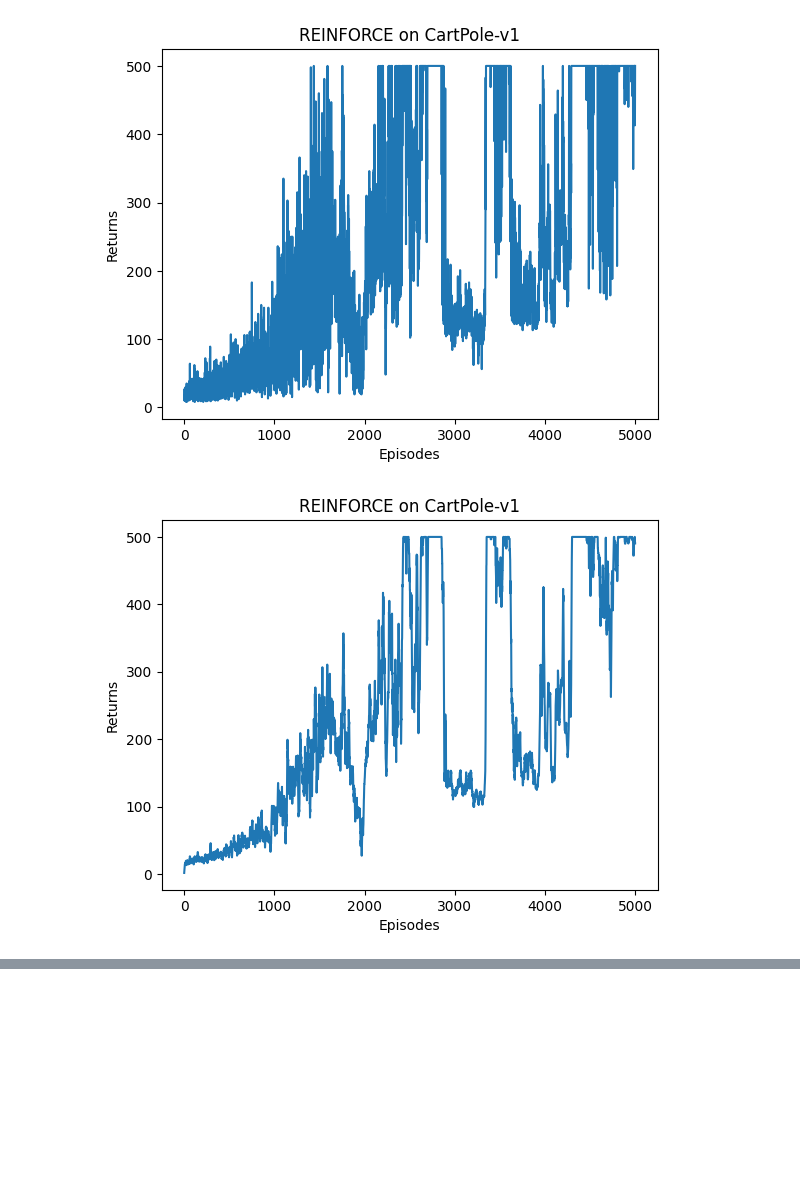
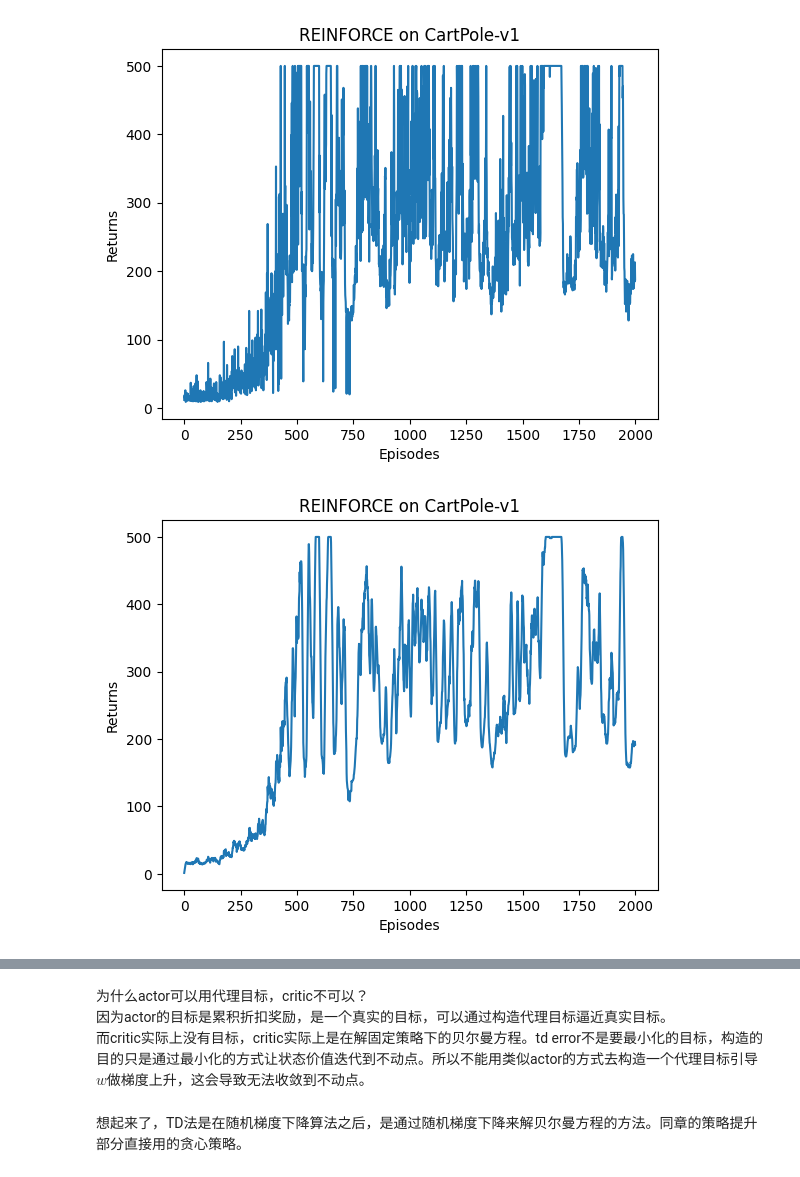
Before and after one commit to YoungAndSure/RlAction, a Jupyter notebook: A2C.ipynb, the cells around one changed output, grey strips where cells are left out. Cells and saved outputs as stored; diff of their text form; code cells hidden in the pictures; blank space fills up the shorter version.

```diff
--- a/A2C.ipynb
+++ b/A2C.ipynb
@@ -18,11 +18,11 @@ class PolicyNet(nn.Module) :
         #print('x:',x.shape, "l1:", l1.shape, "a1:", a1.shape, "l2:", l2.shape, "a2:", a2.shape)
         return a2
 
-class ActionValueNet(nn.Module) :
-    def __init__(self, state_dim, hidden_dim, action_dim) :
+class StateValueNet(nn.Module) :
+    def __init__(self, state_dim, hidden_dim) :
         super().__init__()
         self.fc1 = nn.Linear(state_dim, hidden_dim, dtype=torch.float64)
-        self.fc2 = nn.Linear(hidden_dim, action_dim, dtype=torch.float64)
+        self.fc2 = nn.Linear(hidden_dim, 1, dtype=torch.float64)
 
     def forward(self, x) :
         l1 = self.fc1(x)
@@ -39,13 +39,10 @@ class Agent() :
         # optimizer, lr,
         self.optimizer = torch.optim.Adam(self.policy_net.parameters(), lr=0.0001)
 
-        self.value_net = ActionValueNet(state_dim, hidden_dim, action_dim).to(device)
+        self.value_net = StateValueNet(state_dim, hidden_dim).to(device)
         self.value_optimizer = torch.optim.Adam(self.value_net.parameters(), lr=0.001)
         self.loss = nn.MSELoss()
 
-        self.observation_list = []
-        self.actions_list = []
-        self.reward_list = []
         self.gamma = gamma
 
         self.device = device
@@ -60,24 +57,21 @@ class Agent() :
         return action
 
     def update(self, observation, action, reward, next_observation, done) :
+        # advantage
+        state = torch.tensor(observation, dtype=torch.float64).unsqueeze(0).to(self.device)
+        next_state = torch.tensor(next_observation, dtype=torch.float64).unsqueeze(0).to(self.device)
+        td_target = reward + self.gamma * self.value_net(next_state) * (1-done)
+        state_value = self.value_net(state)
+        td_error = td_target - state_value
+
         # policy
-        state = torch.tensor(observation, dtype=torch.float64).unsqueeze(0).to(self.device)
-        G = self.value_net(state).squeeze()[action]
         actions = self.policy_net(state).squeeze()
-        target = - actions[action].log() * G.detach()
+        target = - actions[action].log() * td_error.detach()
 
         # value
-        # next state action
-        next_state = torch.tensor(next_observation, dtype=torch.float64).unsqueeze(0).to(self.device)
-        next_actions = self.policy_net(next_state).squeeze()
-        next_action = torch.distributions.Categorical(next_actions.detach()).sample()
-        next_action_value = self.value_net(next_state).squeeze()[next_action]
-        td_target = reward + self.gamma * next_action_value * (1 - done)
+        loss = self.loss(td_target.detach(), state_value)
 
-        #print(G, td_target.squeeze())
-        loss = self.loss(G, td_target.squeeze().detach())
-        self.total_loss.append(loss.detach().cpu().numpy())
-
+        '''
         if self.graph_tag == False :
             dot = make_dot(loss, params=dict(self.value_net.named_parameters()))
             dot.render("value_graph", format="png")
@@ -85,6 +79,7 @@ class Agent() :
             dot = make_dot(target, params=dict(self.policy_net.named_parameters()))
             dot.render("policy_graph", format="png")
             self.graph_tag = True
+        '''
 
         self.optimizer.zero_grad()
         self.value_optimizer.zero_grad()
@@ -115,7 +110,7 @@ agent = Agent(state_dim, hidden_dim, action_dim, gamma, 'cuda')
 return_list = []
 epoch_length_list = []
 
-epoch_num = 5000
+epoch_num = 2000
 
 for i in range(epoch_num) :
     observation, info = env.reset()#(seed=0)
@@ -169,39 +164,32 @@ plt.title('REINFORCE on {}'.format(env_name))
 plt.show()
 
 def moving_average(targets, truncated_num) :
     truncated_sum = 0
     queue = []
     results = []
     for target in targets :
         queue.append(target)
         truncated_sum += target
         results.append(truncated_sum / truncated_num)
         if len(queue) == truncated_num :
             truncated_sum -= queue.pop(0)
 
     return results
 
 mv_return = moving_average(return_list, 9)
 #print(return_list, mv_return)
 plt.plot(episodes_list, mv_return)
 plt.xlabel('Episodes')
 plt.ylabel('Returns')
 plt.title('REINFORCE on {}'.format(env_name))
 plt.show()
 
 episodes_list = list(range(len(epoch_length_list)))
 plt.plot(episodes_list, epoch_length_list)
 plt.xlabel('Episodes')
 plt.ylabel('EpochLengths')
 plt.title('REINFORCE on {}'.format(env_name))
 plt.show()
-
-episodes_list = list(range(len(agent.total_loss)))
-plt.plot(episodes_list, agent.total_loss)
-plt.xlabel('Episodes')
-plt.ylabel('loss')
-plt.title('REINFORCE on {}'.format(env_name))
-plt.show()
 # %% [output]
-[figure, old version]
+[figure, new version]
-[figure, old version]
+[figure, new version]
@@ -209,0 +197,6 @@ plt.show()
+# %% [markdown]
+为什么actor可以用代理目标，critic不可以？
+因为actor的目标是累积折扣奖励，是一个真实的目标，可以通过构造代理目标逼近真实目标。
+而critic实际上没有目标，critic实际上是在解固定策略下的贝尔曼方程。td error不是要最小化的目标，构造的目的只是通过最小化的方式让状态价值迭代到不动点。所以不能用类似actor的方式去构造一个代理目标引导$w$做梯度上升，这会导致无法收敛到不动点。
+# %% [markdown]
+想起来了，TD法是在随机梯度下降算法之后，是通过随机梯度下降来解贝尔曼方程的方法。同章的策略提升部分直接用的贪心策略。
```
Also changed, not shown: parts of 2 cells of this notebook.
